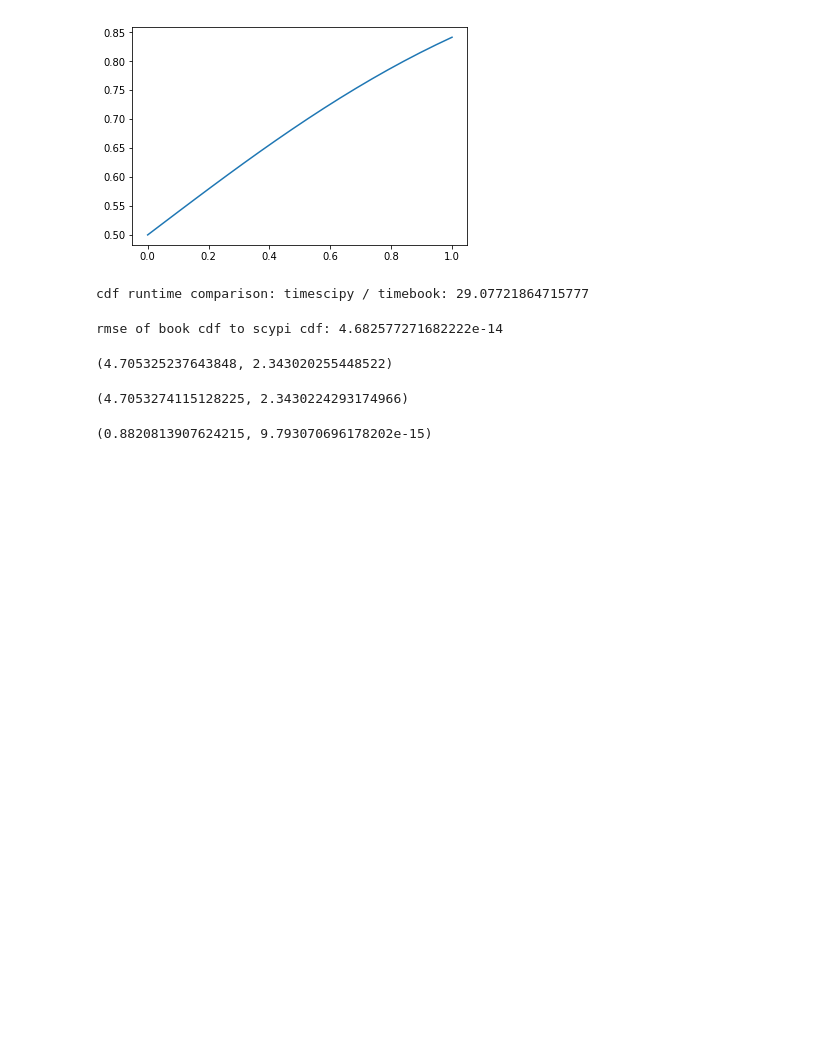
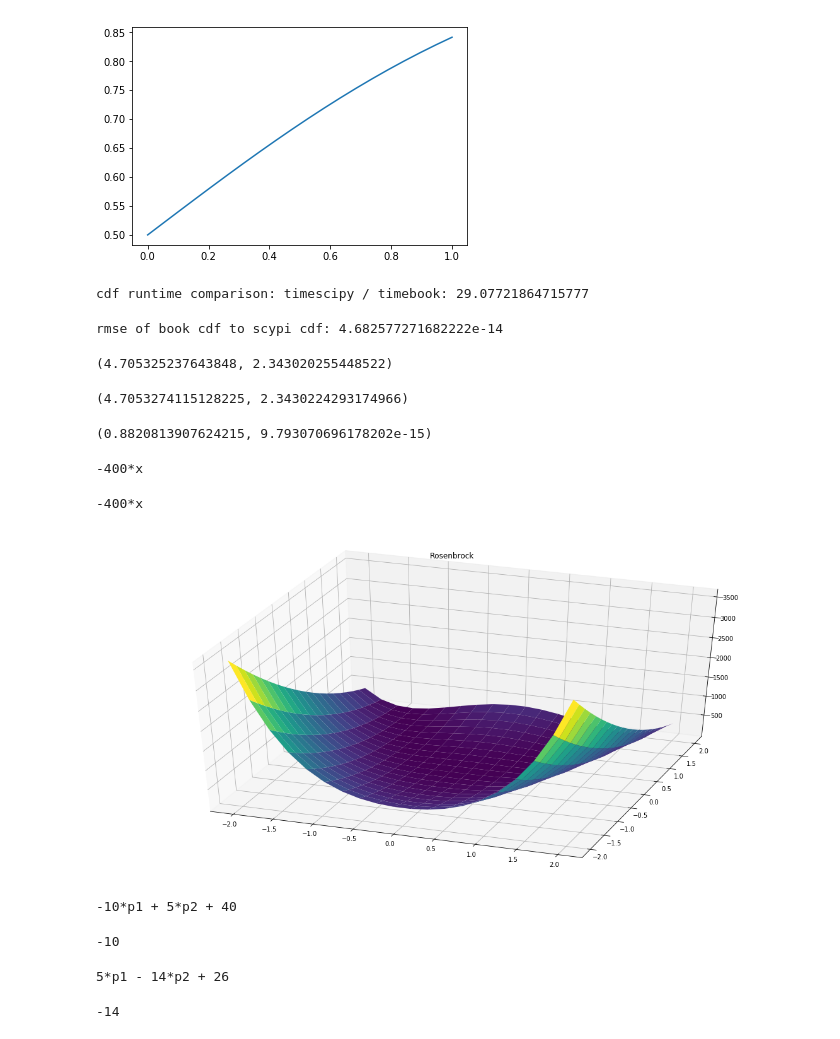
Before and after one commit to oshea00/notebooks, a Jupyter notebook: BlackScholes.py.ipynb, the cells around one changed output. Drawn from its saved outputs; the diff is of its cells as text; code cells hidden in the pictures; blank space fills up the shorter version.

Commit message:
3d plots sympy

```diff
--- a/BlackScholes.py.ipynb
+++ b/BlackScholes.py.ipynb
@@ -95,0 +98,10 @@ integrate.quad(lambda x: exp(-x**2),0,2)
+# %%
+x, y = symbols('x y')
+# %%
+sympy.diff(100*(y - x**2)**2 + (1 - y)**2,x,y)
+# %% [output]
+-400*x
+# %%
+sympy.diff(-400*x*(-x**2 + y),y)
+# %% [output]
+-400*x
@@ -95,0 +110,16 @@ integrate.quad(lambda x: exp(-x**2),0,2)
+# %%
+def rosen(x,y):
+    return 100*(y - x**2)**2 + (1 - y)**2
+# %%
+x = np.linspace(-2,2,20)
+y = np.linspace(-2,2,20)
+X, Y = np.meshgrid(x,y)
+Z = rosen(X,Y)
+# %%
+fig = plt.figure(figsize=(20,10))
+ax = plt.axes(projection='3d')
+ax.plot_surface(X, Y, Z, rstride=1, cstride=1, cmap='viridis', edgecolor='none')
+ax.view_init(40, -70)
+ax.set_title('Rosenbrock');
+# %% [output]
+[figure, added]
@@ -95,0 +128,16 @@ integrate.quad(lambda x: exp(-x**2),0,2)
+# %%
+sympy.diff(40*p1+26*p2-5*p1**2-7*p2**2+5*p1*p2-155,p1) # first partial
+# %% [output]
+-10*p1 + 5*p2 + 40
+# %%
+sympy.diff(40*p1+26*p2-5*p1**2-7*p2**2+5*p1*p2-155,p1,2) # second partial
+# %% [output]
+-10
+# %%
+sympy.diff(40*p1+26*p2-5*p1**2-7*p2**2+5*p1*p2-155,p2) # first
+# %% [output]
+5*p1 - 14*p2 + 26
+# %%
+sympy.diff(40*p1+26*p2-5*p1**2-7*p2**2+5*p1*p2-155,p2,2) # second
+# %% [output]
+-14
```
Also changed, not shown: parts of 12 cells of this notebook.
